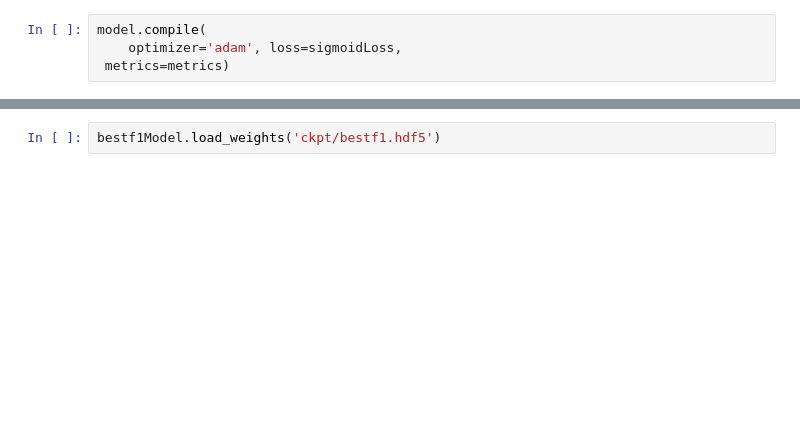
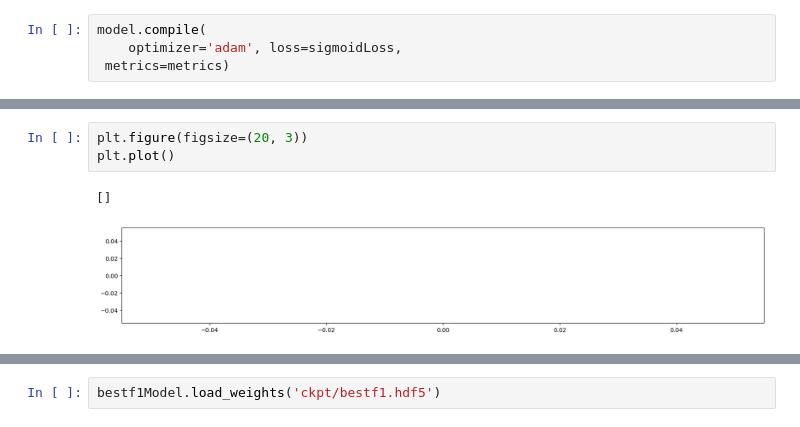
Before and after one commit to aroradev314/ecg-classification, a Jupyter notebook: CNN_using_CWT.ipynb, the cells around one changed output, grey strips where cells are left out. Saved outputs shown, nothing was run; the diff lists cells and outputs as text; blank space fills up the shorter version.

```diff
--- a/CNN_using_CWT.ipynb
+++ b/CNN_using_CWT.ipynb
@@ -134,3 +203,9 @@ funcs.graph_losses(history, "Accuracy")
+# %%
+plt.figure(figsize=(20, 3))
+plt.plot()
+# %% [output]
+[]
+[figure, added]
 # %%
 plt.figure(figsize=(20, 3))
 plt.plot(history.history['f1'])
```
Also changed, not shown: parts of 17 cells of this notebook, 1 other file.
